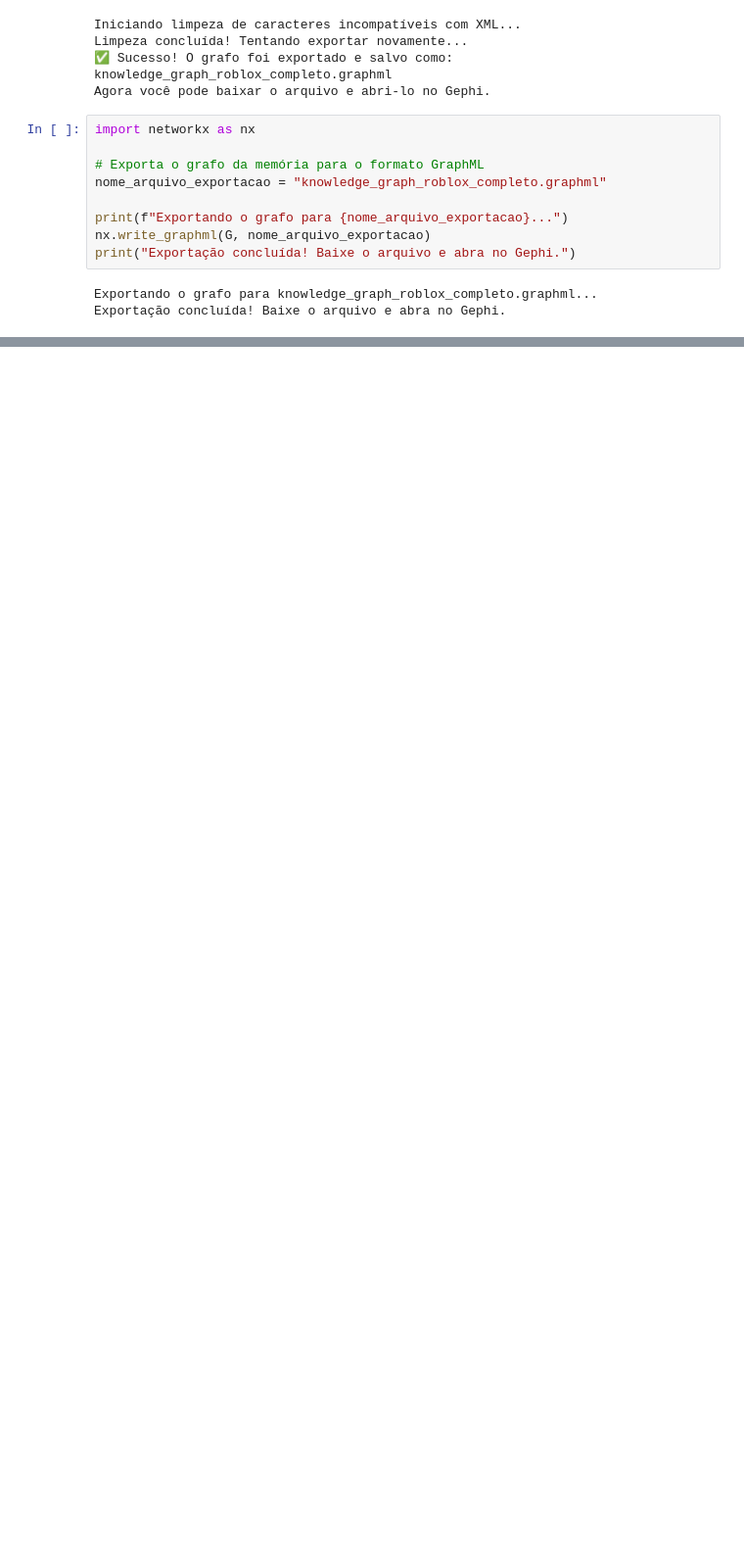
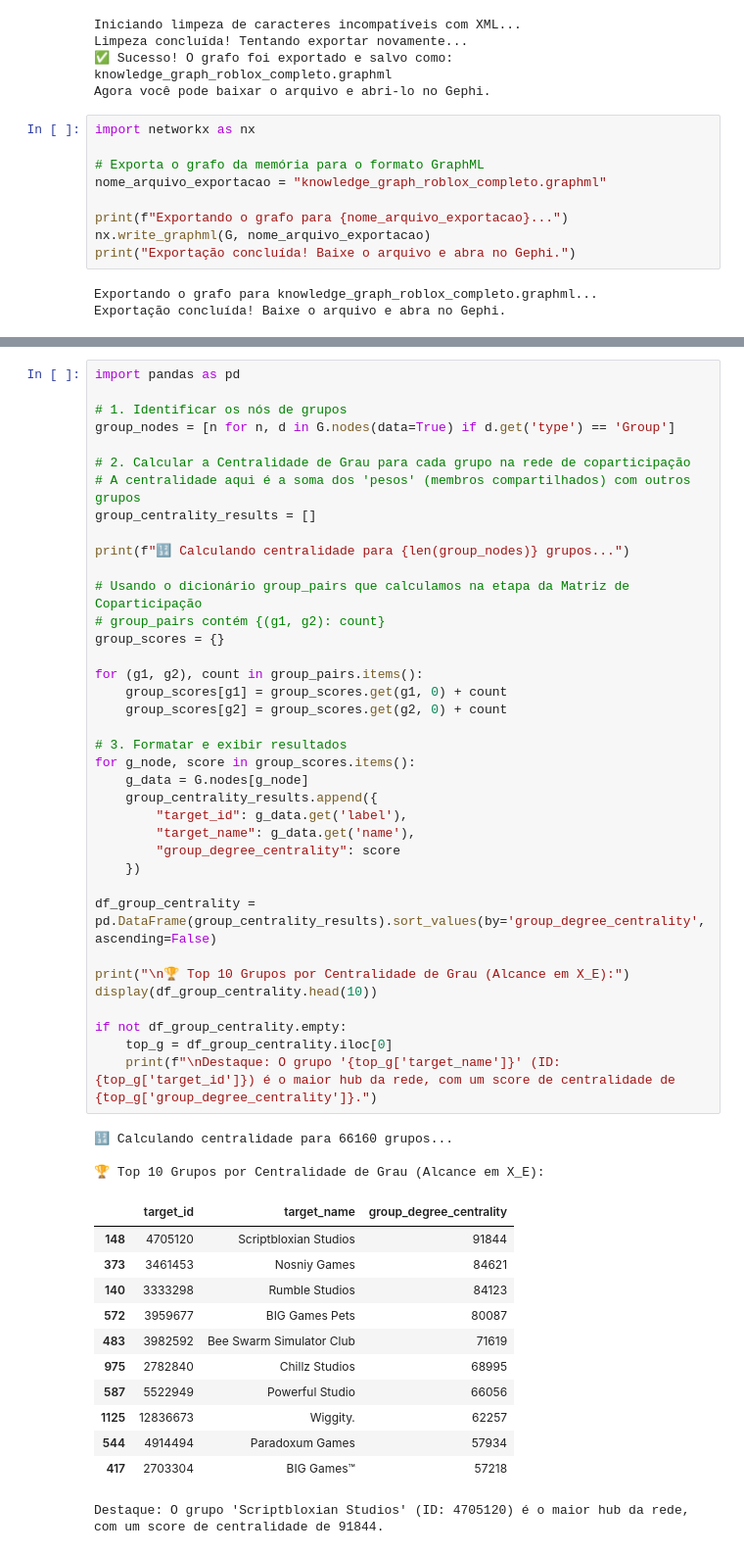
Before and after one commit to Joaoplims/sna_roblox_kg, a Jupyter notebook: Roblox_KG.ipynb, the cells around one changed output, grey strips where cells are left out. Shown at 98% size. Saved outputs shown, nothing was run; the diff lists cells and outputs as text; blank space fills up the shorter version.

```diff
--- a/Roblox_KG.ipynb
+++ b/Roblox_KG.ipynb
@@ -753,0 +927,53 @@ for node, score in sorted_users:
+# %%
+import pandas as pd
+
+# 1. Identificar os nós de grupos
+group_nodes = [n for n, d in G.nodes(data=True) if d.get('type') == 'Group']
+
+# 2. Calcular a Centralidade de Grau para cada grupo na rede de coparticipação
+# A centralidade aqui é a soma dos 'pesos' (membros compartilhados) com outros grupos
+group_centrality_results = []
+
+print(f"🔢 Calculando centralidade para {len(group_nodes)} grupos...")
+
+# Usando o dicionário group_pairs que calculamos na etapa da Matriz de Coparticipação
+# group_pairs contém {(g1, g2): count}
+group_scores = {}
+
+for (g1, g2), count in group_pairs.items():
+    group_scores[g1] = group_scores.get(g1, 0) + count
+    group_scores[g2] = group_scores.get(g2, 0) + count
+
+# 3. Formatar e exibir resultados
+for g_node, score in group_scores.items():
+    g_data = G.nodes[g_node]
+    group_centrality_results.append({
+        "target_id": g_data.get('label'),
+        "target_name": g_data.get('name'),
+        "group_degree_centrality": score
+    })
+
+df_group_centrality = pd.DataFrame(group_centrality_results).sort_values(by='group_degree_centrality', ascending=False)
+
+print("\n🏆 Top 10 Grupos por Centralidade de Grau (Alcance em X_E):")
+display(df_group_centrality.head(10))
+
+if not df_group_centrality.empty:
+    top_g = df_group_centrality.iloc[0]
+    print(f"\nDestaque: O grupo '{top_g['target_name']}' (ID: {top_g['target_id']}) é o maior hub da rede, com um score de centralidade de {top_g['group_degree_centrality']}.")
+# %% [output]
+🔢 Calculando centralidade para 66160 grupos...
+
+🏆 Top 10 Grupos por Centralidade de Grau (Alcance em X_E):
+|  | target_id | target_name | group_degree_centrality |
+| 148 | 4705120 | Scriptbloxian Studios | 91844 |
+| 373 | 3461453 | Nosniy Games | 84621 |
+| 140 | 3333298 | Rumble Studios | 84123 |
+| 572 | 3959677 | BIG Games Pets | 80087 |
+| 483 | 3982592 | Bee Swarm Simulator Club | 71619 |
+| 975 | 2782840 | Chillz Studios | 68995 |
+| 587 | 5522949 | Powerful Studio | 66056 |
+| 1125 | 12836673 | Wiggity. | 62257 |
+| 544 | 4914494 | Paradoxum Games | 57934 |
+| 417 | 2703304 | BIG Games™ | 57218 |
+Destaque: O grupo 'Scriptbloxian Studios' (ID: 4705120) é o maior hub da rede, com um score de centralidade de 91844.
```
Also changed, not shown: parts of 18 cells of this notebook.
